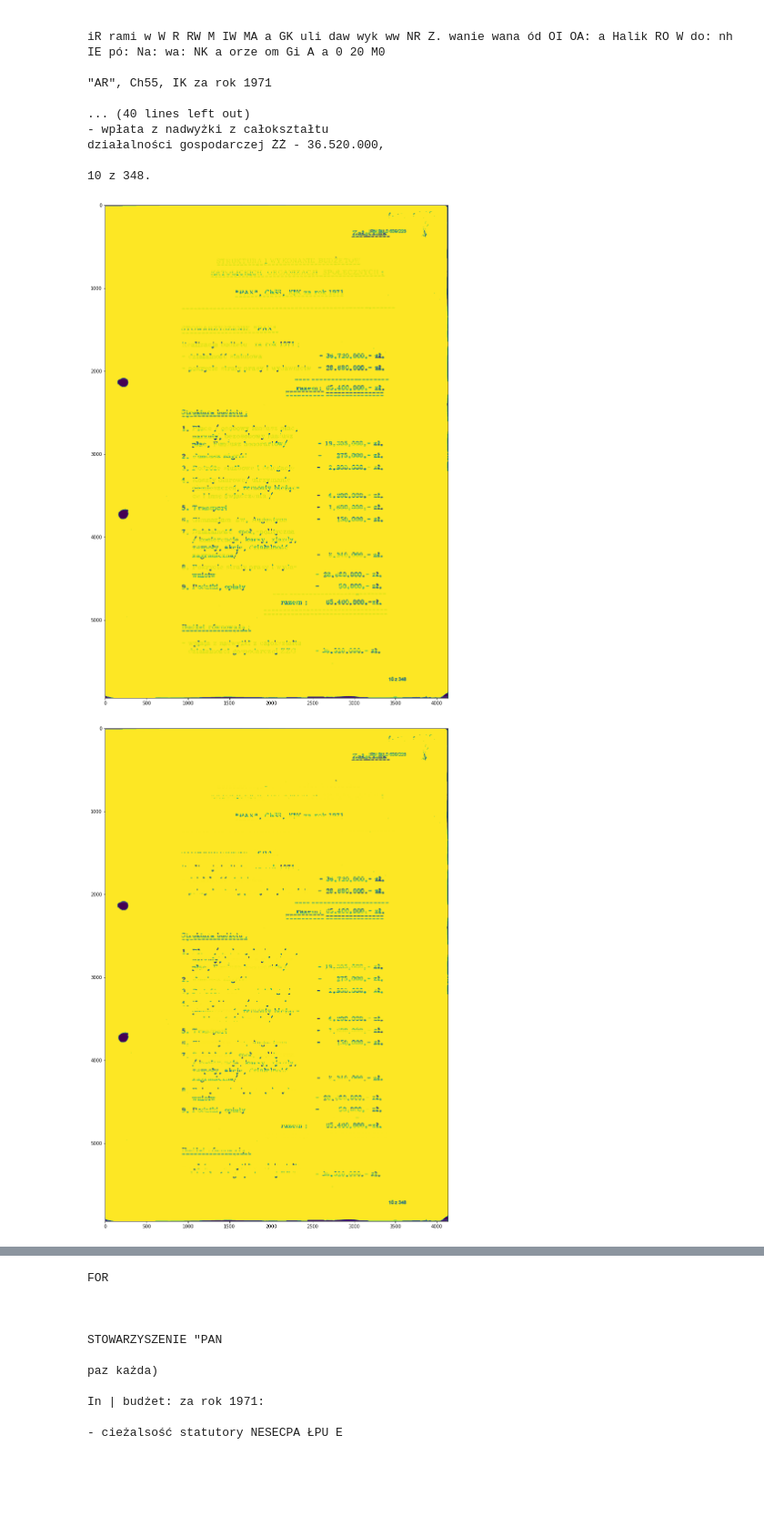
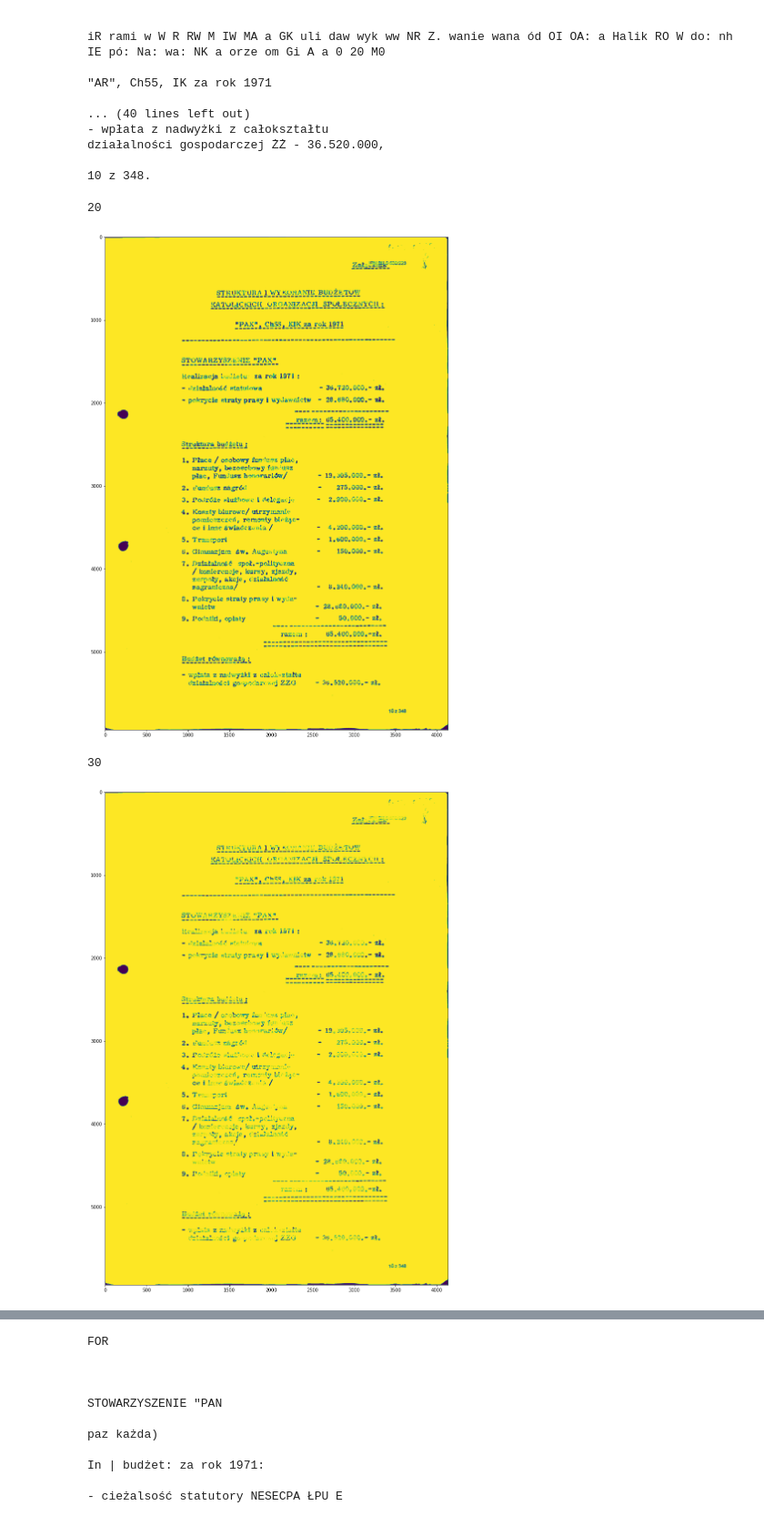
Before and after one commit to KacperGrodecki/image_proccessing, a Jupyter notebook: kuba_img_manip.ipynb, the cells around one changed output, grey strips where cells are left out. Shown at 91% size. Drawn from its saved outputs; the diff is of its cells as text; code cells hidden in the pictures; blank space fills up the shorter version.

```diff
--- a/kuba_img_manip.ipynb
+++ b/kuba_img_manip.ipynb
@@ -165,25 +165,28 @@ działalności gospodarczej ŻŻ - 36.520.000,
 # %%
 gray=fig_prepare('drive/MyDrive/kuba/resolution500/fig1.jpg')
 gray=gray
 
 edges = cv2.Canny(gray,50,150,apertureSize = 3)
-for i in [10,20,50,100,200,500]:
+for i in [20,30,40,50,100]:
+  print(i)
   minLineLength=i
-  lines = cv2.HoughLinesP(image=edges,rho=1,theta=np.pi/180, threshold=100,lines=np.array([]), minLineLength=minLineLength,maxLineGap=80)
+  lines = cv2.HoughLinesP(image=edges,rho=1,theta=np.pi/180, threshold=10,lines=np.array([]), minLineLength=minLineLength,maxLineGap=30)
 
   a,b,c = lines.shape
   for i in range(a):
     x = lines[i][0][0] - lines [i][0][2]
     y = lines[i][0][1] - lines [i][0][3]
     if x!= 0:
         if abs(y/x) <1:
             cv2.line(gray, (lines[i][0][0], lines[i][0][1]), (lines[i][0][2], lines[i][0][3]), (255, 255, 255), 1, cv2.LINE_AA)
 
   se = cv2.getStructuringElement(cv2.MORPH_ELLIPSE , (3,3))
   gray = cv2.morphologyEx(gray, cv2.MORPH_CLOSE, se)
   figure(figsize=(20,20))
   plt.imshow(gray)
   plt.show()
 # %% [output]
+20
-[figure, old version]
+[figure, new version]
+30
-[figure, old version]
+[figure, new version]
```
Also changed, not shown: parts of 2 cells of this notebook.
